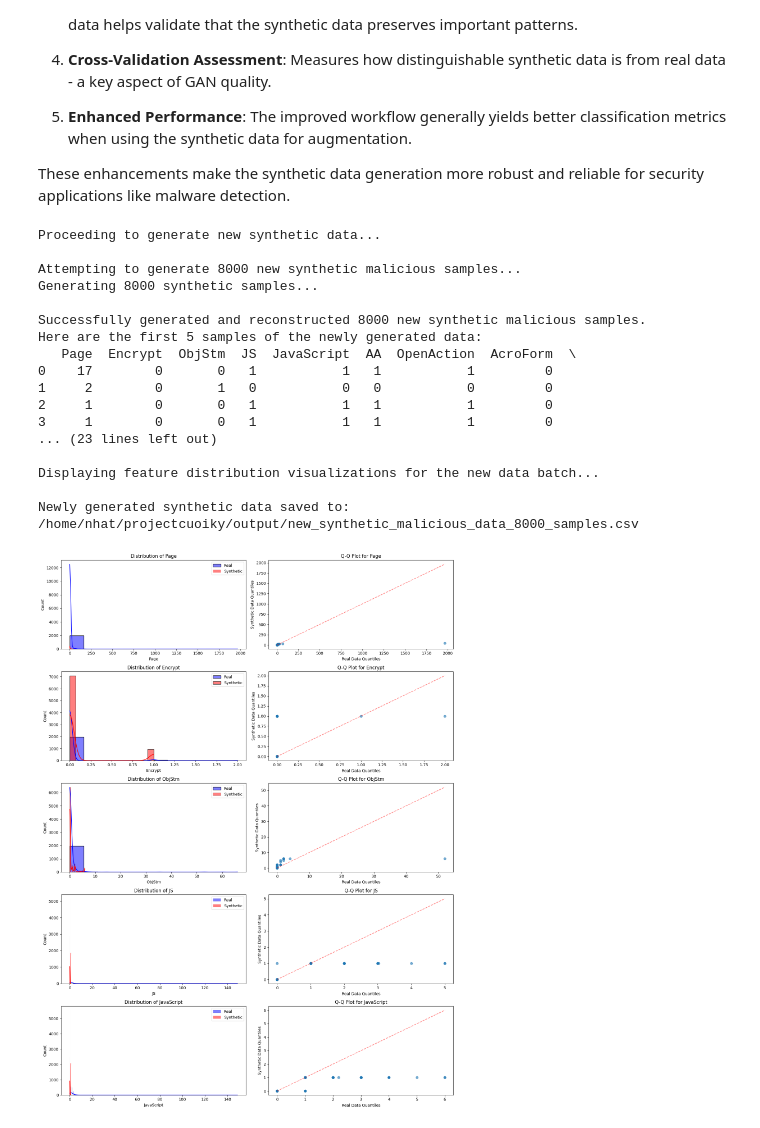
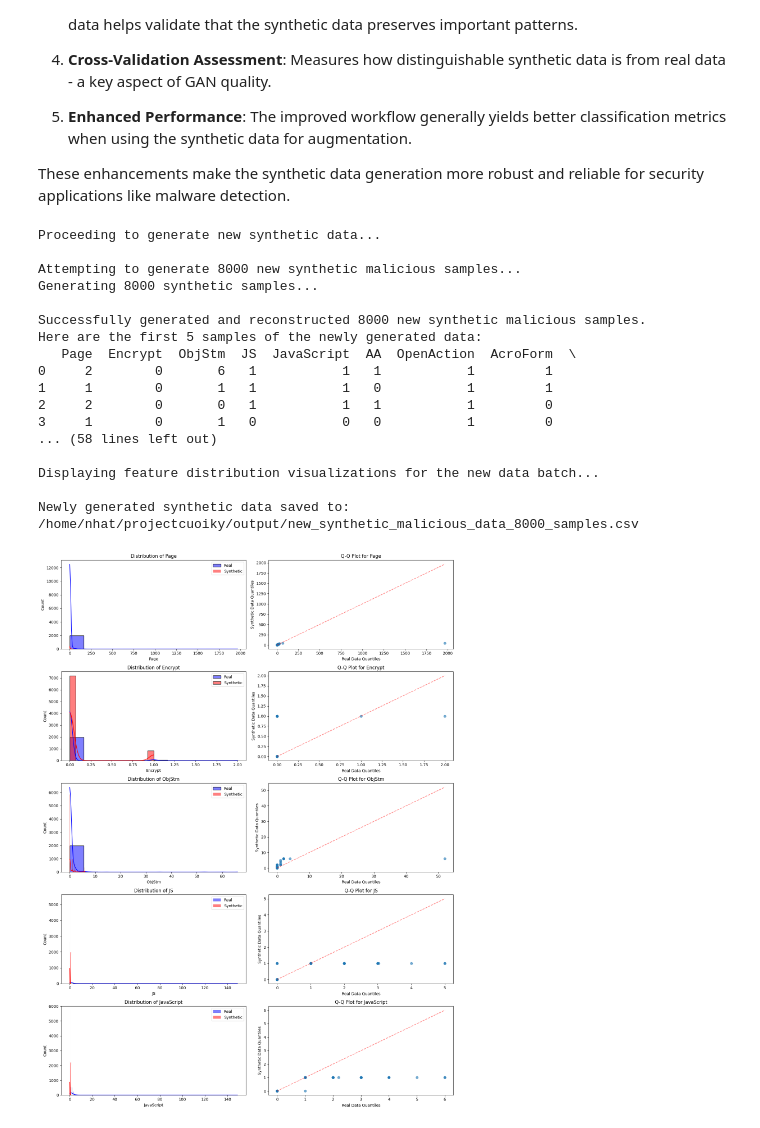
Before and after one commit to nmnhatUIT03/projectcuoiky, a Jupyter notebook: src/ctgan_training.ipynb, the cells around one changed output. Drawn from its saved outputs; the diff is of its cells as text; code cells hidden in the pictures.

```diff
--- a/src/ctgan_training.ipynb
+++ b/src/ctgan_training.ipynb
@@ -200,6 +250,20 @@ def train_ctgan_with_monitoring(df_features_for_ctgan, discrete_columns_for_ctga
     print(f"CTGAN training completed in {elapsed:.2f} seconds ({elapsed/60:.2f} minutes)")
 
     return ctgan_model
+# %%
+def add_dummy_features(df, n_features=3):
+    df_aug = df.copy()
+    for i in range(n_features):
+        df_aug[f'dummy_{i}'] = np.random.normal(0, 1, size=len(df))
+    return df_aug
+# %%
+def perturb_labels(df, perturb_ratio=0.05):
+    df_perturbed = df.copy()
+    n = int(len(df) * perturb_ratio)
+    idxs = np.random.choice(df.index, size=n, replace=False)
+    df_perturbed.loc[idxs, 'label_numeric'] = 0
+    df_perturbed.loc[idxs, 'label'] = 'benign'
+    return df_perturbed
 # %%
 def generate_and_evaluate_synthetic_data(ctgan_model, original_features_unprocessed, metadata, n_samples, seed=None):
     """
@@ -300,6 +364,9 @@ def generate_and_evaluate_synthetic_data(ctgan_model, original_features_unproces
             (original_features_unprocessed[col] >= 0).all()):
             synthetic_reconstructed_df[col] = synthetic_reconstructed_df[col].clip(lower=0)
 
+    # Add noise to continuous features
+    synthetic_reconstructed_df = add_noise_to_continuous_features(synthetic_reconstructed_df)
+
     # Handle integer columns
     original_integer_cols = [
         col for col in original_features_unprocessed.columns
@@ -364,6 +431,7 @@ def generate_and_evaluate_synthetic_data(ctgan_model, original_features_unproces
     # Add labels
     synthetic_reconstructed_df['label_numeric'] = 1
     synthetic_reconstructed_df['label'] = 'malicious'
+    synthetic_reconstructed_df = add_dummy_features(synthetic_reconstructed_df)
 
     # Calculate Frobenius norm of correlation matrix difference
     fro_norm = np.nan
@@ -381,6 +449,16 @@ def generate_and_evaluate_synthetic_data(ctgan_model, original_features_unproces
             fro_norm = np.linalg.norm(real_corr - synth_corr)
         except Exception as e:
             print(f"Error calculating Frobenius norm: {str(e)}")
+
+    # MMD Evaluation
+    try:
+        common_cols = list(set(numeric_cols) & set(synthetic_reconstructed_df.columns))
+        real_vals = original_features_unprocessed[common_cols].fillna(0).values
+        synth_vals = synthetic_reconstructed_df[common_cols].fillna(0).values
+        mmd_score = compute_mmd(real_vals, synth_vals, gamma=1.0)
+    except Exception as e:
+        print(f"Error calculating MMD score: {str(e)}")
+        mmd_score = np.nan
 
     # Perform KS tests
     ks_results = {}
@@ -451,6 +529,7 @@ def generate_and_evaluate_synthetic_data(ctgan_model, original_features_unproces
     return {
         'synthetic_data': synthetic_reconstructed_df,
         'frobenius_norm': fro_norm,
+        'mmd_score': mmd_score,
         'ks_results': ks_results,
         'visualization_fig': fig
     }
@@ -613,6 +692,7 @@ def complete_ctgan_workflow(df_original_full, n_synthetic=2000, epochs=300, batc
         seed=SEED
     )
     synthetic_data_reconstructed = synthetic_results['synthetic_data'] # This is in original feature scale, with labels added
+    synthetic_data_reconstructed = enforce_pdf_malware_logic(synthetic_data_reconstructed)
 
     print(f"Frobenius norm (lower is better): {synthetic_results['frobenius_norm']:.4f}")
     print("KS test results (sample):")
@@ -625,6 +705,9 @@ def complete_ctgan_workflow(df_original_full, n_synthetic=2000, epochs=300, batc
     # synthetic_data_reconstructed already has 'label' and 'label_numeric'
     # df_malicious_original already has 'label' and 'label_numeric'
     # df_benign_original also has 'label' and 'label_numeric'
+
+    # Apply perturb_labels function to introduce noise in labels
+    synthetic_data_reconstructed = perturb_labels(synthetic_data_reconstructed)
 
     # 7. Feature importance analysis (using original scale data)
     print("\nAnalyzing feature importance...")
@@ -1279,40 +1362,43 @@ else:
 
     newly_generated_malicious_data = new_data_generation_output['synthetic_data']
 
+    # Apply perturb_labels function to introduce noise in labels
+    newly_generated_malicious_data = perturb_labels(newly_generated_malicious_data)
+
     print(f"\nSuccessfully generated and reconstructed {len(newly_generated_malicious_data)} new synthetic malicious samples.")
     print("Here are the first 5 samples of the newly generated data:")
     print(newly_generated_malicious_data.head())
 
     # Display other metrics returned for this new batch:
     print(f"\nFrobenius norm for the new batch: {new_data_generation_output['frobenius_norm']:.4f}")
     print("KS test results for the new batch (sample):")
     for feature, result in list(new_data_generation_output['ks_results'].items())[:3]: # Display first 3
         print(f"  {feature}: statistic={result['statistic']:.4f}, p-value={result['pvalue']:.4f}")
 
     if new_data_generation_output['visualization_fig']:
         print("\nDisplaying feature distribution visualizations for the new data batch...")
         new_data_generation_output['visualization_fig'].show() # This will display the plot
 
     # Optionally, save the newly generated data to a file
     output_filename = f"/home/nhat/projectcuoiky/output/new_synthetic_malicious_data_{n_new_synthetic_samples}_samples.csv"
     newly_generated_malicious_data.to_csv(output_filename, index=False)
     print(f"\nNewly generated synthetic data saved to: {output_filename}")
 # %% [output]
 Proceeding to generate new synthetic data...
 
 Attempting to generate 8000 new synthetic malicious samples...
 Generating 8000 synthetic samples...
 
 Successfully generated and reconstructed 8000 new synthetic malicious samples.
 Here are the first 5 samples of the newly generated data:
    Page  Encrypt  ObjStm  JS  JavaScript  AA  OpenAction  AcroForm  \
-0    17        0       0   1           1   1           1         0
-1     2        0       1   0           0   0           0         0
-2     1        0       0   1           1   1           1         0
-3     1        0       0   1           1   1           1         0
-... (23 lines left out)
+0     2        0       6   1           1   1           1         1
+1     1        0       1   1           1   0           1         1
+2     2        0       0   1           1   1           1         0
+3     1        0       1   0           0   0           1         0
+... (58 lines left out)
 
 Displaying feature distribution visualizations for the new data batch...
 
 Newly generated synthetic data saved to: /home/nhat/projectcuoiky/output/new_synthetic_malicious_data_8000_samples.csv
-[figure, old version]
+[figure, new version]
```
Also changed, not shown: parts of 5 cells of this notebook, 9 other files.
